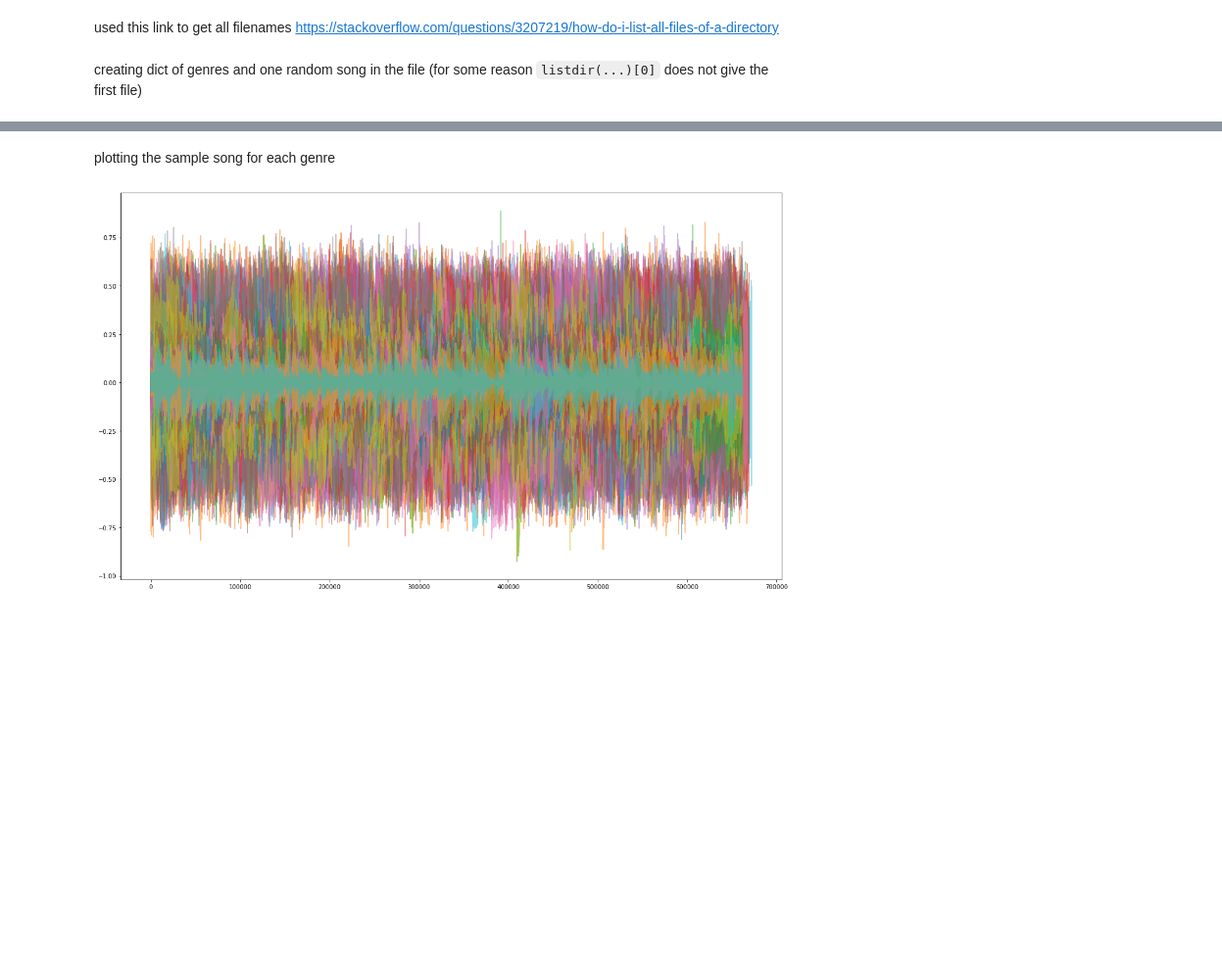
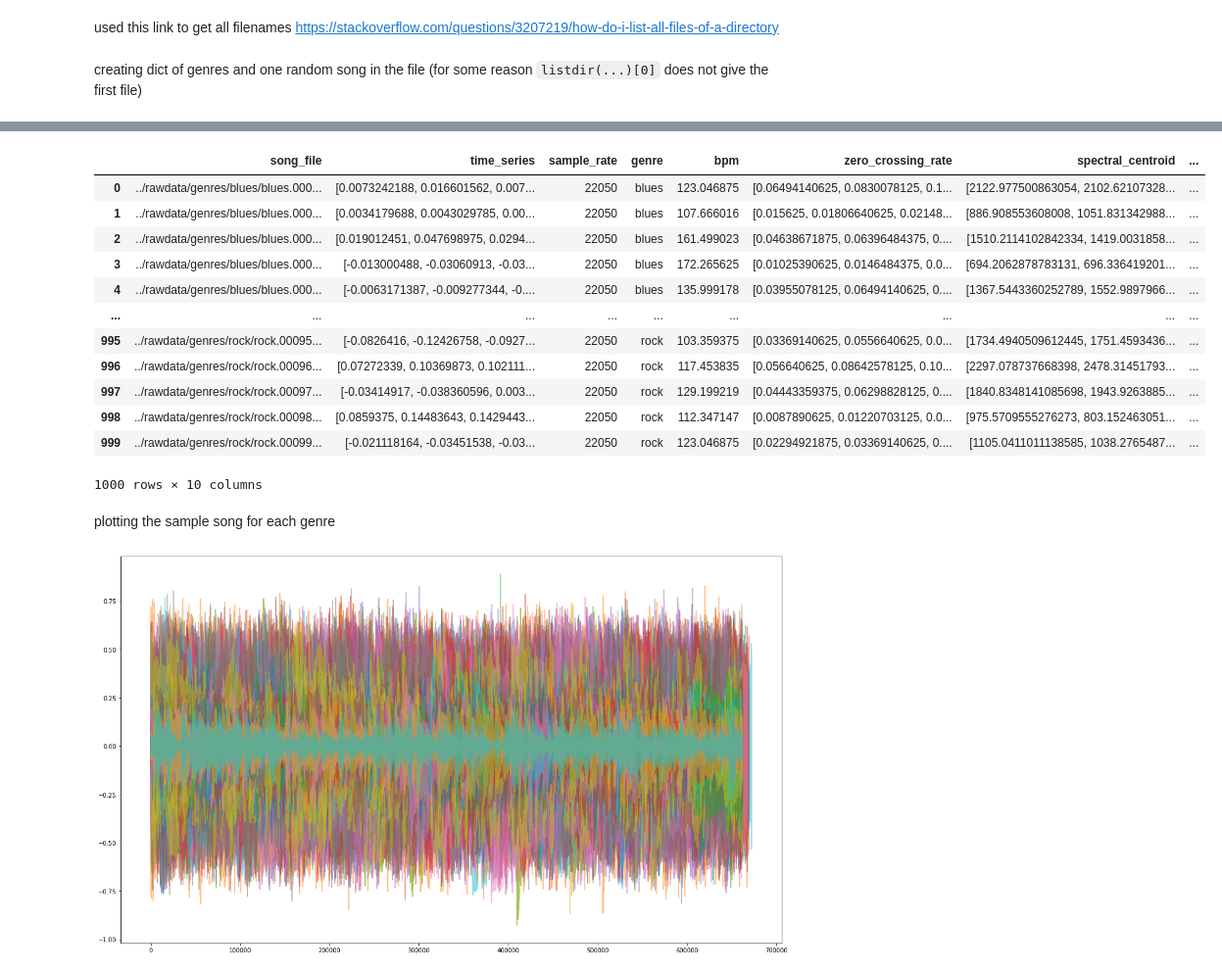
Before and after one commit to alarsen123/music-genre-classification, a Jupyter notebook: MLP2/analysis/analysis.ipynb, the cells around one changed output, grey strips where cells are left out. Shown at 98% size. Saved outputs shown, nothing was run; the diff lists cells and outputs as text; code cells hidden in the pictures; blank space fills up the shorter version.

Commit message:
Extracted some more features

```diff
--- a/MLP2/analysis/analysis.ipynb
+++ b/MLP2/analysis/analysis.ipynb
@@ -114,3 +125,35 @@ plt.show()
+# %%
+# Extract the zero-crossing rate
+# librosa.feature.zero_crossing_rate(y = song_df.iloc[0]['time_series'])[0]
+song_df['zero_crossing_rate'] = song_df['time_series'].apply(lambda x: librosa.feature.zero_crossing_rate(y= x)[0])
+
+# Extract the spectral centroid
+song_df['spectral_centroid'] = song_df['time_series'].apply(lambda x: librosa.feature.spectral_centroid(y= x)[0])
+
+# Extract the spectral rolloff
+song_df['spectral_rolloff'] = song_df['time_series'].apply(lambda x: librosa.feature.spectral_rolloff(y= x)[0])
+
+# Extract the mel-frequency cepstral coefficients
+song_df['mfcc'] = song_df['time_series'].apply(lambda x: librosa.feature.mfcc(y= x)[0])
+
+# Extract the chroma frequencies
+song_df['chroma_frequencies'] = song_df['time_series'].apply(lambda x: librosa.feature.chroma_stft(y= x)[0])
+
+song_df
+# %% [output]
+|  | song_file | time_series | sample_rate | genre | bpm | zero_crossing_rate | spectral_centroid | ... |
+| 0 | ../rawdata/genres/blues/blues.000... | [0.0073242188, 0.016601562, 0.007... | 22050 | blues | 123.046875 | [0.06494140625, 0.0830078125, 0.1... | [2122.977500863054, 2102.62107328... | ... |
+| 1 | ../rawdata/genres/blues/blues.000... | [0.0034179688, 0.0043029785, 0.00... | 22050 | blues | 107.666016 | [0.015625, 0.01806640625, 0.02148... | [886.908553608008, 1051.831342988... | ... |
+| 2 | ../rawdata/genres/blues/blues.000... | [0.019012451, 0.047698975, 0.0294... | 22050 | blues | 161.499023 | [0.04638671875, 0.06396484375, 0.... | [1510.2114102842334, 1419.0031858... | ... |
+| 3 | ../rawdata/genres/blues/blues.000... | [-0.013000488, -0.03060913, -0.03... | 22050 | blues | 172.265625 | [0.01025390625, 0.0146484375, 0.0... | [694.2062878783131, 696.336419201... | ... |
+| 4 | ../rawdata/genres/blues/blues.000... | [-0.0063171387, -0.009277344, -0.... | 22050 | blues | 135.999178 | [0.03955078125, 0.06494140625, 0.... | [1367.5443360252789, 1552.9897966... | ... |
+| ... | ... | ... | ... | ... | ... | ... | ... | ... |
+| 995 | ../rawdata/genres/rock/rock.00095... | [-0.0826416, -0.12426758, -0.0927... | 22050 | rock | 103.359375 | [0.03369140625, 0.0556640625, 0.0... | [1734.4940509612445, 1751.4593436... | ... |
+| 996 | ../rawdata/genres/rock/rock.00096... | [0.07272339, 0.10369873, 0.102111... | 22050 | rock | 117.453835 | [0.056640625, 0.08642578125, 0.10... | [2297.078737668398, 2478.31451793... | ... |
+| 997 | ../rawdata/genres/rock/rock.00097... | [-0.03414917, -0.038360596, 0.003... | 22050 | rock | 129.199219 | [0.04443359375, 0.06298828125, 0.... | [1840.8348141085698, 1943.9263885... | ... |
+| 998 | ../rawdata/genres/rock/rock.00098... | [0.0859375, 0.14483643, 0.1429443... | 22050 | rock | 112.347147 | [0.0087890625, 0.01220703125, 0.0... | [975.5709555276273, 803.152463051... | ... |
+| 999 | ../rawdata/genres/rock/rock.00099... | [-0.021118164, -0.03451538, -0.03... | 22050 | rock | 123.046875 | [0.02294921875, 0.03369140625, 0.... | [1105.0411011138585, 1038.2765487... | ... |
+1000 rows × 10 columns
 # %% [markdown]
 plotting the sample song for each genre
 # %%
```
Also changed, not shown: parts of 9 cells of this notebook.
